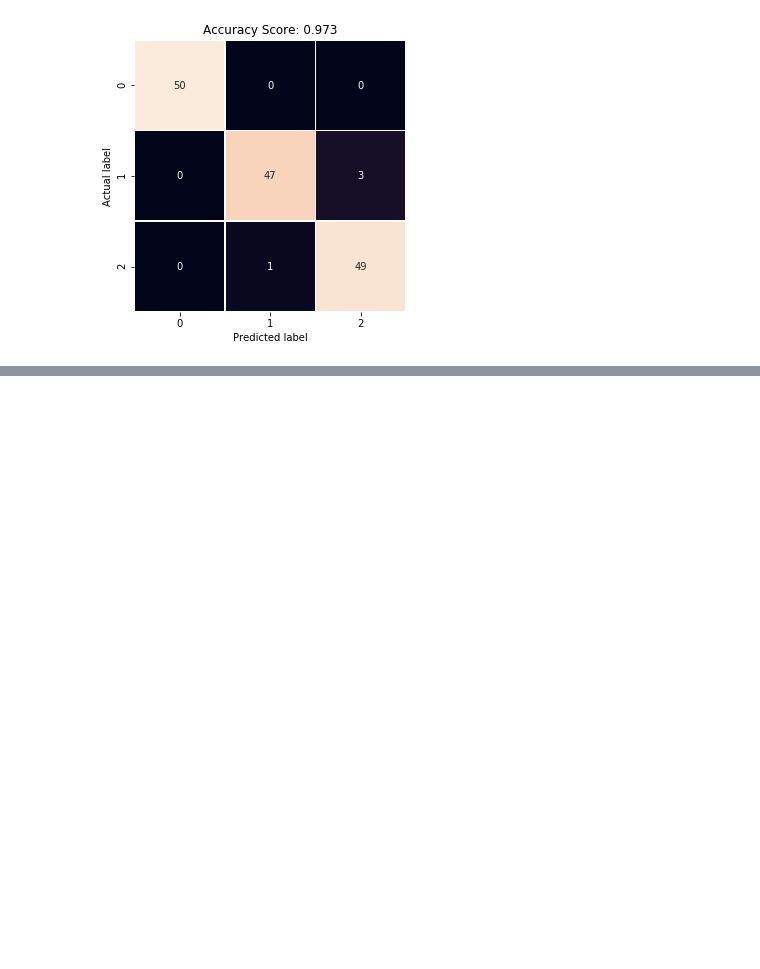
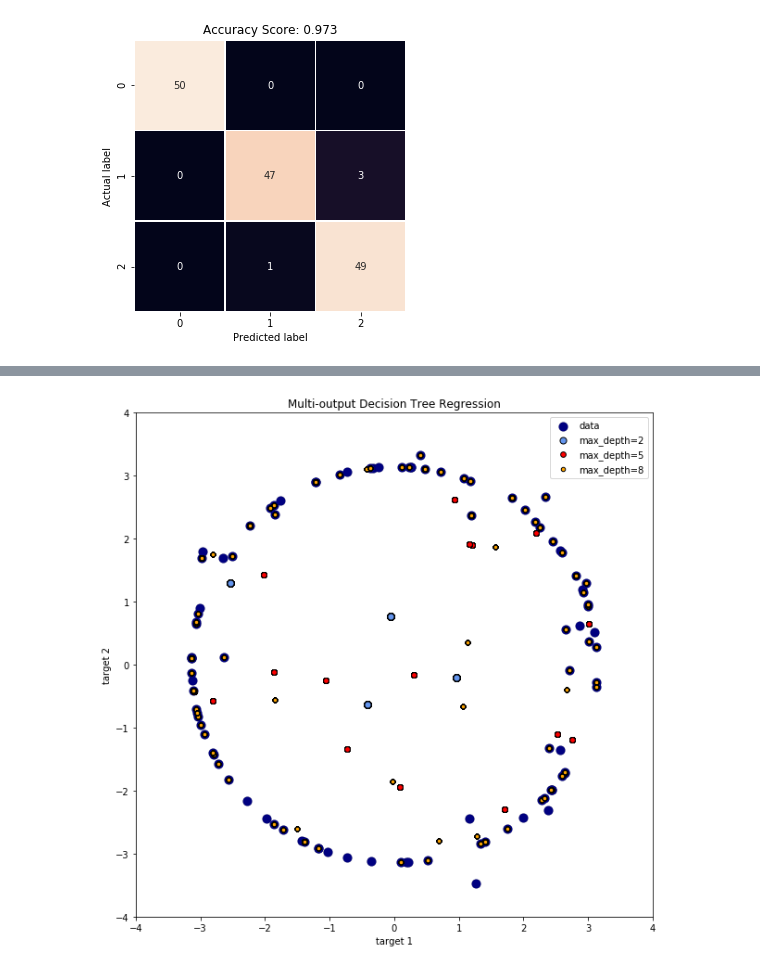
Before and after one commit to nguyenbh1507/Example_notebooks, a Jupyter notebook: Top ML Algorithms.ipynb, the cells around one changed output, grey strips where cells are left out. Cells and saved outputs as stored; diff of their text form; code cells hidden in the pictures; blank space fills up the shorter version.

```diff
--- a/Top ML Algorithms.ipynb
+++ b/Top ML Algorithms.ipynb
@@ -680,0 +767,40 @@ graph
+# %%
+# Optional
+# Multi-output Decision Tree Regression
+# https://scikit-learn.org/stable/auto_examples/tree/plot_tree_regression_multioutput.html
+# Create a random dataset
+rng = np.random.RandomState(1)
+X = np.sort(200 * rng.rand(100, 1) - 100, axis=0)
+y = np.array([np.pi * np.sin(X).ravel(), np.pi * np.cos(X).ravel()]).T
+y[::5, :] += (0.5 - rng.rand(20, 2))
+
+# Fit regression model
+regr_1 = tree.DecisionTreeRegressor(max_depth=2)
+regr_2 = tree.DecisionTreeRegressor(max_depth=5)
+regr_3 = tree.DecisionTreeRegressor(max_depth=8)
+regr_1.fit(X, y)
+regr_2.fit(X, y)
+regr_3.fit(X, y)
+
+# Predict
+X_test = np.arange(-100.0, 100.0, 0.01)[:, np.newaxis]
+y_1 = regr_1.predict(X_test)
+y_2 = regr_2.predict(X_test)
+y_3 = regr_3.predict(X_test)
+
+# Plot the results
+plt.figure(figsize=(10,10))
+s = 100
+plt.scatter(y[:, 0], y[:, 1], c="navy", s=s, edgecolor="black", label="data", linewidths=0.1)
+plt.scatter(y_1[:, 0], y_1[:, 1], c="cornflowerblue", s=s/2, edgecolor="black", label="max_depth=2")
+plt.scatter(y_2[:, 0], y_2[:, 1], c="red", s=s/3, edgecolor="black", label="max_depth=5")
+plt.scatter(y_3[:, 0], y_3[:, 1], c="orange", s=s/5, edgecolor="black", label="max_depth=8")
+plt.xlim([-4, 4])
+plt.ylim([-4, 4])
+plt.xlabel("target 1")
+plt.ylabel("target 2")
+plt.title("Multi-output Decision Tree Regression")
+plt.legend(loc="best")
+plt.show()
+# %% [output]
+[figure, added]
```
Also changed, not shown: parts of 46 cells of this notebook.
